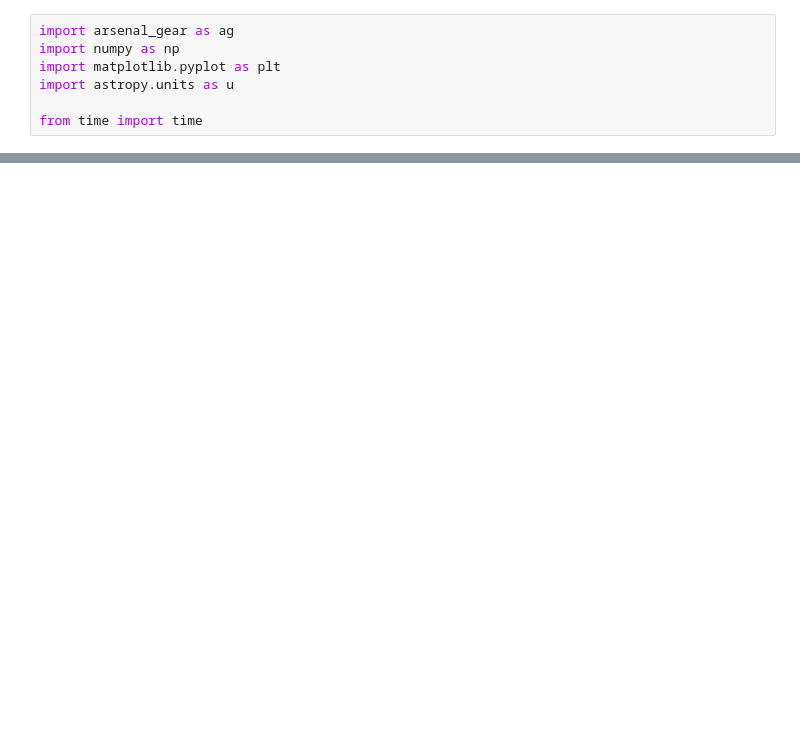
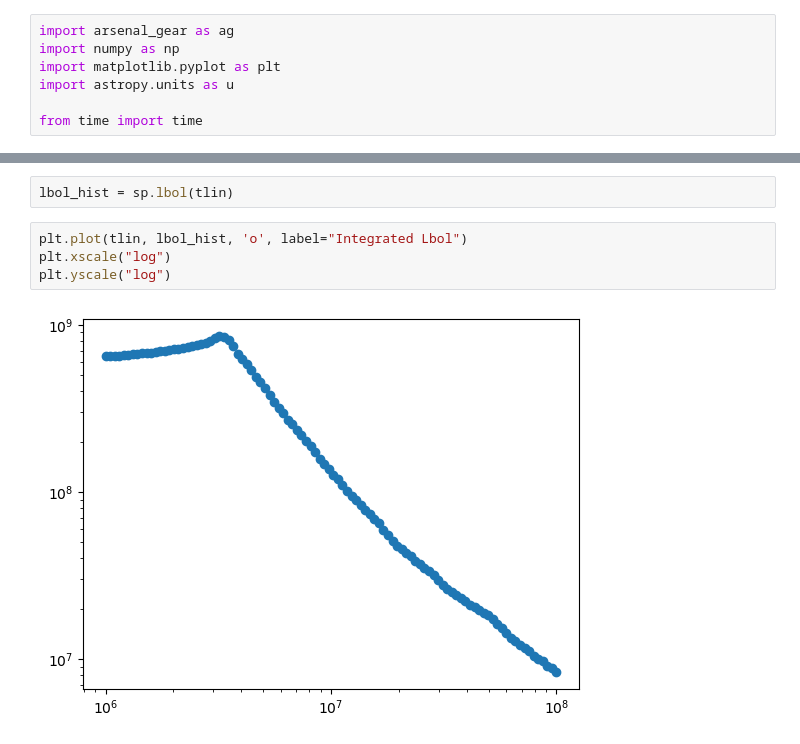
Before and after one commit to arsenal-popsynth/arsenal_gear, a Jupyter notebook: paper_plots.ipynb, the cells around one changed output, grey strips where cells are left out. Saved outputs shown, nothing was run; the diff lists cells and outputs as text; blank space fills up the shorter version.

```diff
--- a/paper_plots.ipynb
+++ b/paper_plots.ipynb
@@ -57,0 +55,8 @@ Isochrone construction time: 0.4132 s
+# %%
+lbol_hist = sp.lbol(tlin)
+# %%
+plt.plot(tlin, lbol_hist, 'o', label="Integrated Lbol")
+plt.xscale("log")
+plt.yscale("log")
+# %% [output]
+[figure, added]
```
Also changed, not shown: parts of 4 cells of this notebook, 4 other files.
